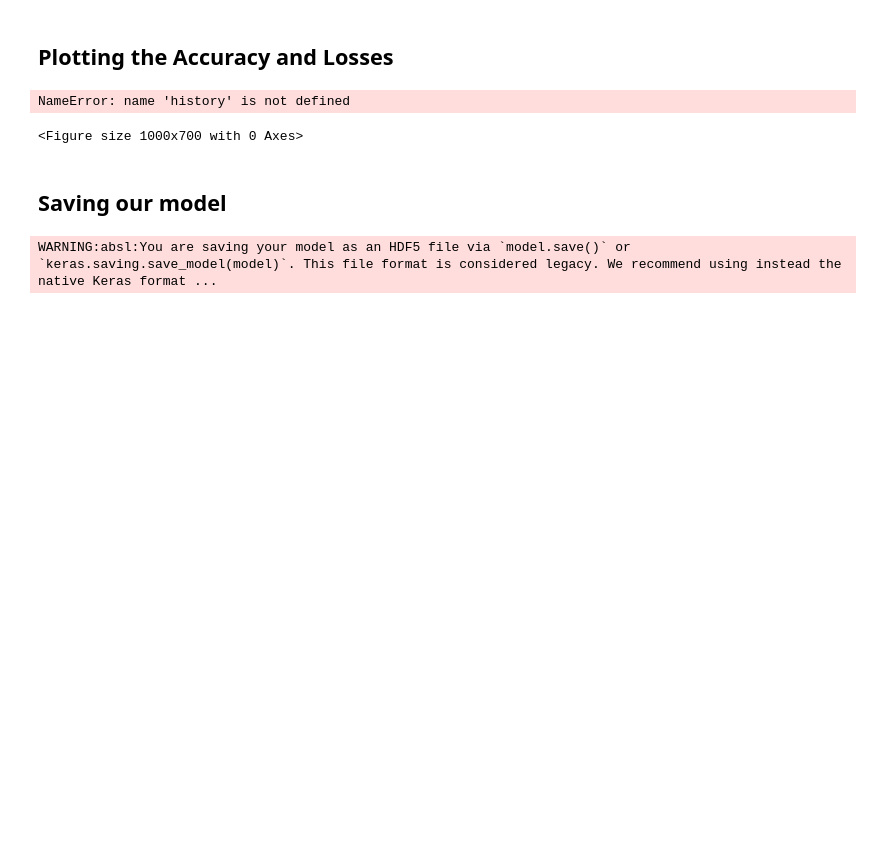
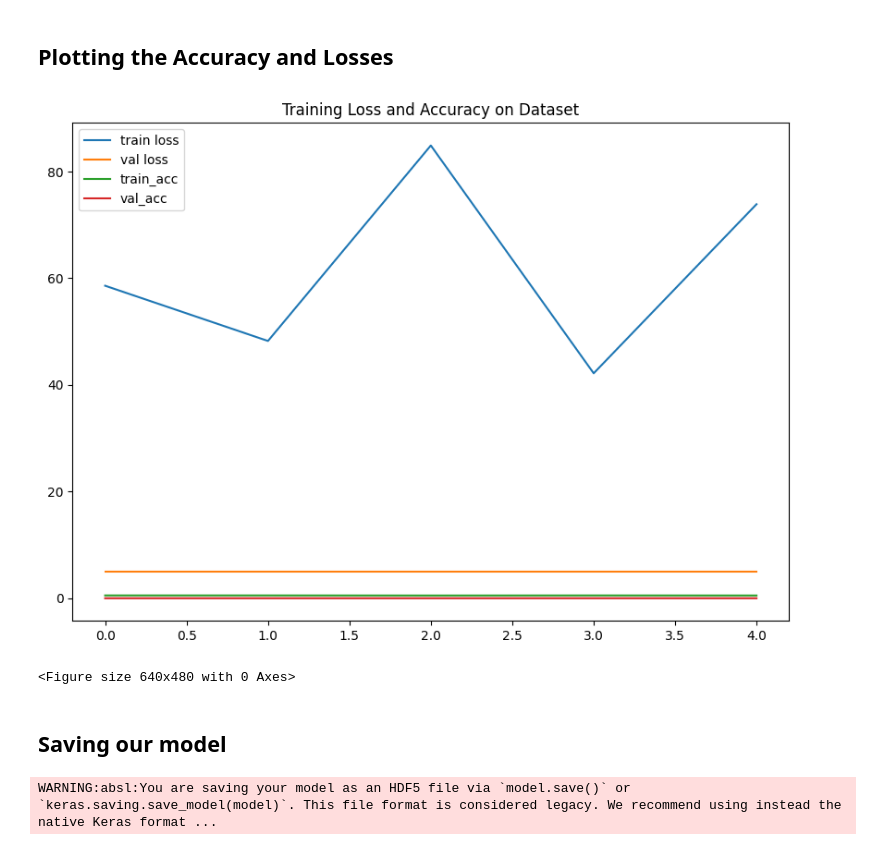
Before and after one commit to SlowestThunder/Signature-Verification, a Jupyter notebook: Real_or_Forge_Signature_Detection_using_Deep_Learning.ipynb, the cells around one changed output. Cells and saved outputs as stored; diff of their text form; code cells hidden in the pictures; blank space fills up the shorter version.

```diff
--- a/Real_or_Forge_Signature_Detection_using_Deep_Learning.ipynb
+++ b/Real_or_Forge_Signature_Detection_using_Deep_Learning.ipynb
@@ -231,13 +231,23 @@ test_generator = test_datagen.flow_from_directory('/content/drive/MyDrive/DataSe
 # %% [output]
 Found 3300 images belonging to 150 classes.
 # %%
+# epochs = 5
+
+# history = model.fit(train_generator,
+#                     epochs=epochs,
+#                     validation_data=test_generator,
+#                     validation_steps=len(test_generator),
+#                     steps_per_epoch=len(train_generator),
+#                     callbacks=callbacks)
 epochs = 5
 
-history = model.fit(train_generator,
-                    epochs=epochs,
-                    validation_data=test_generator,
-                    validation_steps=len(test_generator),
-                    steps_per_epoch=len(train_generator),
-                    callbacks=callbacks)
+history = model.fit(
+    train_generator,
+    epochs=epochs,
+    validation_data=test_generator,
+    validation_steps=test_generator.samples // test_generator.batch_size + 1,  # +1 for any remainder
+    steps_per_epoch=train_generator.samples // train_generator.batch_size + 1,   # +1 for any remainder
+    callbacks=callbacks
+)
 # %% [output]
 Epoch 1/5
@@ -247,16 +273,16 @@ Epoch 1/5
 # %%
 plt.figure(figsize=(10,7))
 plt.plot(history.history['loss'], label='train loss')
 plt.plot(history.history['val_loss'], label='val loss')
 plt.plot(history.history['accuracy'], label='train_acc')
 plt.plot(history.history['val_accuracy'], label='val_acc')
-plt.title("Training Loss and Accuracy on COVID-19 Dataset")
+plt.title("Training Loss and Accuracy on Dataset")
 plt.legend()
 plt.show()
 plt.savefig('lossval_loss')
 # %% [output]
+[figure, added]
-NameError: name 'history' is not defined
+<Figure size 640x480 with 0 Axes>
-<Figure size 1000x700 with 0 Axes>
 # %% [markdown]
 ## Saving our model
 # %%
```
Also changed, not shown: parts of 7 cells of this notebook.
